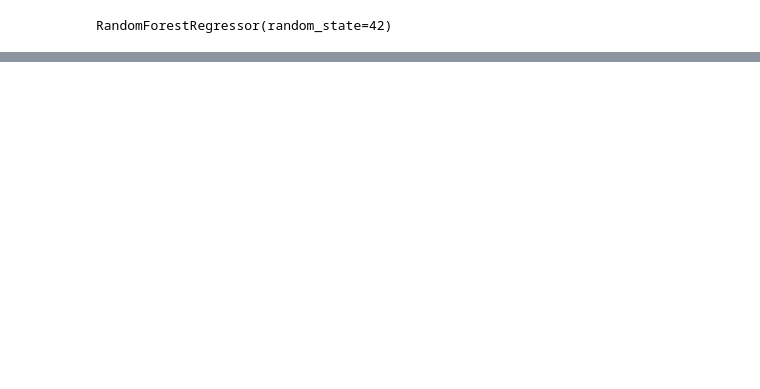
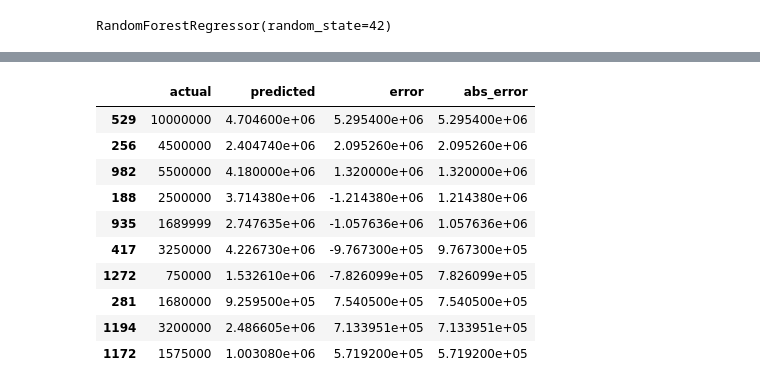
Before and after one commit to SheL16/car-price-prediction, a Jupyter notebook: notebooks/analysis.ipynb, the cells around one changed output, grey strips where cells are left out. Saved outputs shown, nothing was run; the diff lists cells and outputs as text; code cells hidden in the pictures; blank space fills up the shorter version.

```diff
--- a/notebooks/analysis.ipynb
+++ b/notebooks/analysis.ipynb
@@ -313,0 +353,14 @@ predictions.head(10)
+# %%
+predictions.sort_values(by="abs_error", ascending=False).head(10)
+# %% [output]
+|  | actual | predicted | error | abs_error |
+| 529 | 10000000 | 4.704600e+06 | 5.295400e+06 | 5.295400e+06 |
+| 256 | 4500000 | 2.404740e+06 | 2.095260e+06 | 2.095260e+06 |
+| 982 | 5500000 | 4.180000e+06 | 1.320000e+06 | 1.320000e+06 |
+| 188 | 2500000 | 3.714380e+06 | -1.214380e+06 | 1.214380e+06 |
+| 935 | 1689999 | 2.747635e+06 | -1.057636e+06 | 1.057636e+06 |
+| 417 | 3250000 | 4.226730e+06 | -9.767300e+05 | 9.767300e+05 |
+| 1272 | 750000 | 1.532610e+06 | -7.826099e+05 | 7.826099e+05 |
+| 281 | 1680000 | 9.259500e+05 | 7.540500e+05 | 7.540500e+05 |
+| 1194 | 3200000 | 2.486605e+06 | 7.133951e+05 | 7.133951e+05 |
+| 1172 | 1575000 | 1.003080e+06 | 5.719200e+05 | 5.719200e+05 |
```
Also changed, not shown: parts of 14 cells of this notebook.
